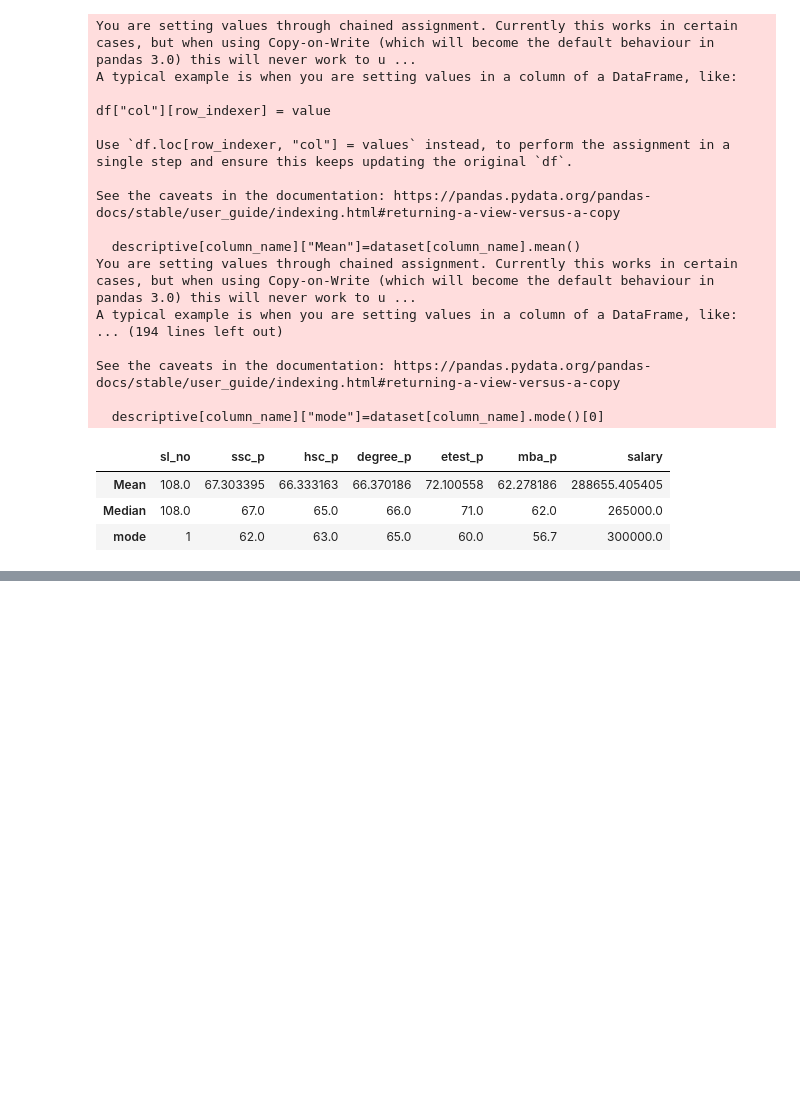
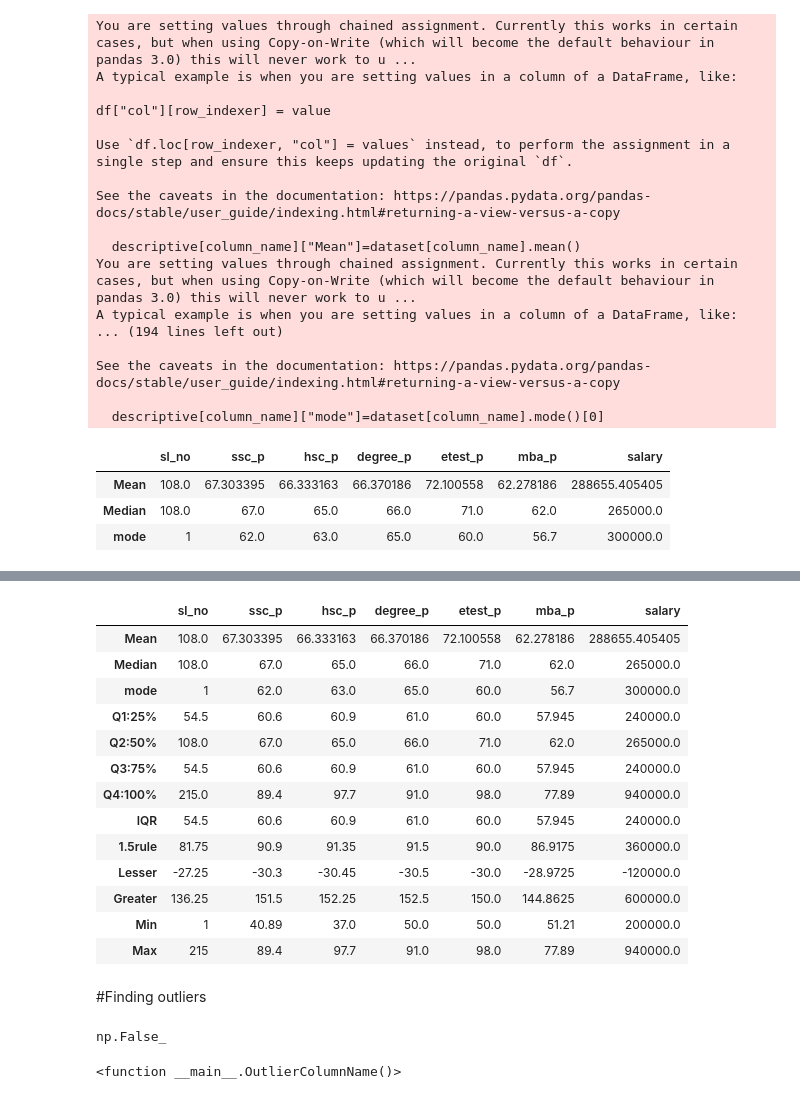
Before and after one commit to sharma-sha/Data-Science, a Jupyter notebook: Central Tendency.ipynb, the cells around one changed output, grey strips where cells are left out. Cells and saved outputs as stored; diff of their text form; code cells hidden in the pictures; blank space fills up the shorter version.

```diff
--- a/Central Tendency.ipynb
+++ b/Central Tendency.ipynb
@@ -312,0 +300,12 @@ descriptive
+# %%
+descriptive=pd.DataFrame(index=["Mean","Median","mode","Q1:25%","Q2:50%","Q3:75%","99%","Q4:100%"],columns=quan)
+
+for column_name in quan:
+    descriptive[column_name]["Mean"]=dataset[column_name].mean()
+    descriptive[column_name]["Median"]=dataset[column_name].median()
+    descriptive[column_name]["mode"]=dataset[column_name].mode()[0]
+    descriptive[column_name]["Q1:25%"]=dataset.describe()[column_name]["25%"]
+    descriptive[column_name]["Q2:50%"]=dataset.describe()[column_name]["50%"]
+    descriptive[column_name]["Q3:75%"]=dataset.describe()[column_name]["75%"]
+    descriptive[column_name]["99%"]=np.percentile(dataset[column_name],99)
+    descriptive[column_name]["Q4:100%"]=dataset.describe()[column_name]["max"]
@@ -312,0 +342,17 @@ descriptive
+# %%
+descriptive=pd.DataFrame(index=["Mean","Median","mode","Q1:25%","Q2:50%","Q3:75%","Q4:100%","IQR","1.5rule","Lesser","Greater","Min","Max"],columns=quan)
+
+for column_name in quan:
+    descriptive[column_name]["Mean"]=dataset[column_name].mean()
+    descriptive[column_name]["Median"]=dataset[column_name].median()
+    descriptive[column_name]["mode"]=dataset[column_name].mode()[0]
+    descriptive[column_name]["Q1:25%"]=dataset.describe()[column_name]["25%"]
+    descriptive[column_name]["Q2:50%"]=dataset.describe()[column_name]["50%"]
+    descriptive[column_name]["Q3:75%"]=dataset.describe()[column_name]["75%"]
+    descriptive[column_name]["Q4:100%"]=dataset.describe()[column_name]["max"]
+    descriptive[column_name]["IQR"]=descriptive[column_name]["Q3:75%"]=descriptive[column_name]["Q1:25%"]
+    descriptive[column_name]["1.5rule"]=1.5*descriptive[column_name]["IQR"]
+    descriptive[column_name]["Lesser"]=descriptive[column_name]["Q1:25%"]-descriptive[column_name]["1.5rule"]
+    descriptive[column_name]["Greater"]=descriptive[column_name]["Q3:75%"]+descriptive[column_name]["1.5rule"]
+    descriptive[column_name]["Min"]=dataset[column_name].min()
+    descriptive[column_name]["Max"]=dataset[column_name].max()
@@ -312,0 +377,23 @@ descriptive
+# %%
+descriptive
+# %% [output]
+|  | sl_no | ssc_p | hsc_p | degree_p | etest_p | mba_p | salary |
+| Mean | 108.0 | 67.303395 | 66.333163 | 66.370186 | 72.100558 | 62.278186 | 288655.405405 |
+| Median | 108.0 | 67.0 | 65.0 | 66.0 | 71.0 | 62.0 | 265000.0 |
+| mode | 1 | 62.0 | 63.0 | 65.0 | 60.0 | 56.7 | 300000.0 |
+| Q1:25% | 54.5 | 60.6 | 60.9 | 61.0 | 60.0 | 57.945 | 240000.0 |
+| Q2:50% | 108.0 | 67.0 | 65.0 | 66.0 | 71.0 | 62.0 | 265000.0 |
+| Q3:75% | 54.5 | 60.6 | 60.9 | 61.0 | 60.0 | 57.945 | 240000.0 |
+| Q4:100% | 215.0 | 89.4 | 97.7 | 91.0 | 98.0 | 77.89 | 940000.0 |
+| IQR | 54.5 | 60.6 | 60.9 | 61.0 | 60.0 | 57.945 | 240000.0 |
+| 1.5rule | 81.75 | 90.9 | 91.35 | 91.5 | 90.0 | 86.9175 | 360000.0 |
+| Lesser | -27.25 | -30.3 | -30.45 | -30.5 | -30.0 | -28.9725 | -120000.0 |
+| Greater | 136.25 | 151.5 | 152.25 | 152.5 | 150.0 | 144.8625 | 600000.0 |
+| Min | 1 | 40.89 | 37.0 | 50.0 | 50.0 | 51.21 | 200000.0 |
+| Max | 215 | 89.4 | 97.7 | 91.0 | 98.0 | 77.89 | 940000.0 |
+# %% [markdown]
+#Finding outliers
+# %%
+ descriptive["hsc_p"]["Min"]<descriptive["hsc_p"]["Lesser"]
+# %% [output]
+np.False_
@@ -312,0 +421,4 @@ descriptive
+# %%
+OutlierColumnName
+# %% [output]
+<function __main__.OutlierColumnName()>
```
Also changed, not shown: parts of 35 cells of this notebook.
